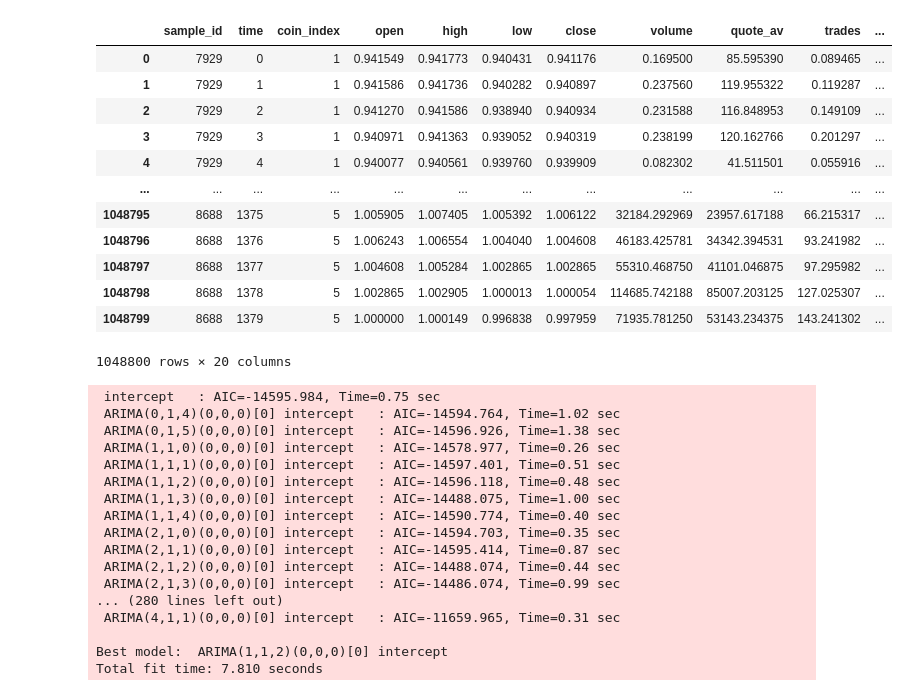
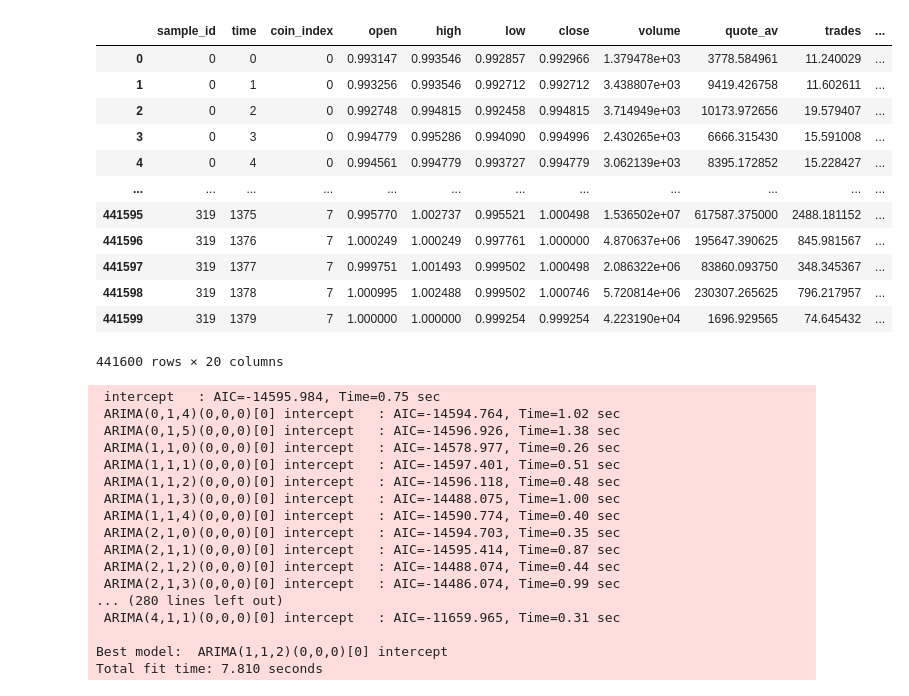
Before and after one commit to seoljaehong8/TIL, a Jupyter notebook: Machine Learning/Dacon/auto.ipynb, the cells around one changed output. Saved outputs shown, nothing was run; the diff lists cells and outputs as text; code cells hidden in the pictures.

```diff
--- a/Machine Learning/Dacon/auto.ipynb
+++ b/Machine Learning/Dacon/auto.ipynb
@@ -28,9 +28,9 @@ from pmdarima.arima import auto_arima
 # %%
 DATA_PATH = "./data"
 # %%
-# train_x = pd.read_csv(DATA_PATH  + "/train_x_df.csv")
-# train_y = pd.read_csv(DATA_PATH  + "/train_y_df.csv")
-test_x = pd.read_csv(DATA_PATH  + "/test_x_df.csv")
+train_x = pd.read_csv("train_x_df.csv")
+train_y = pd.read_csv("train_y_df.csv")
+# test_x = pd.read_csv("test_x_df.csv")
 # %%
 def make_mfi(my_df):
     period = 14
@@ -60,23 +60,24 @@ def make_mfi(my_df):
 
     return output
 # %%
-# train_x = make_mfi(train_x[train_x['sample_id'] < 50])
-test_x = make_mfi(test_x)
+train_x = make_mfi(train_x[train_x['sample_id'] < 320])
+train_y = make_mfi(train_y[train_y['sample_id'] < 320])
+# test_x = make_mfi(test_x)
-# %%
-# train_x
-test_x
-# %% [output]
-|  | sample_id | time | coin_index | open | high | low | close | volume | quote_av | trades | ... |
-| 0 | 7929 | 0 | 1 | 0.941549 | 0.941773 | 0.940431 | 0.941176 | 0.169500 | 85.595390 | 0.089465 | ... |
-| 1 | 7929 | 1 | 1 | 0.941586 | 0.941736 | 0.940282 | 0.940897 | 0.237560 | 119.955322 | 0.119287 | ... |
-| 2 | 7929 | 2 | 1 | 0.941270 | 0.941586 | 0.938940 | 0.940934 | 0.231588 | 116.848953 | 0.149109 | ... |
-| 3 | 7929 | 3 | 1 | 0.940971 | 0.941363 | 0.939052 | 0.940319 | 0.238199 | 120.162766 | 0.201297 | ... |
-| 4 | 7929 | 4 | 1 | 0.940077 | 0.940561 | 0.939760 | 0.939909 | 0.082302 | 41.511501 | 0.055916 | ... |
-| ... | ... | ... | ... | ... | ... | ... | ... | ... | ... | ... | ... |
-| 1048795 | 8688 | 1375 | 5 | 1.005905 | 1.007405 | 1.005392 | 1.006122 | 32184.292969 | 23957.617188 | 66.215317 | ... |
-| 1048796 | 8688 | 1376 | 5 | 1.006243 | 1.006554 | 1.004040 | 1.004608 | 46183.425781 | 34342.394531 | 93.241982 | ... |
-| 1048797 | 8688 | 1377 | 5 | 1.004608 | 1.005284 | 1.002865 | 1.002865 | 55310.468750 | 41101.046875 | 97.295982 | ... |
-| 1048798 | 8688 | 1378 | 5 | 1.002865 | 1.002905 | 1.000013 | 1.000054 | 114685.742188 | 85007.203125 | 127.025307 | ... |
-| 1048799 | 8688 | 1379 | 5 | 1.000000 | 1.000149 | 0.996838 | 0.997959 | 71935.781250 | 53143.234375 | 143.241302 | ... |
-1048800 rows × 20 columns
+# %%
+train_x
+# test_x
+# %% [output]
+|  | sample_id | time | coin_index | open | high | low | close | volume | quote_av | trades | ... |
+| 0 | 0 | 0 | 0 | 0.993147 | 0.993546 | 0.992857 | 0.992966 | 1.379478e+03 | 3778.584961 | 11.240029 | ... |
+| 1 | 0 | 1 | 0 | 0.993256 | 0.993546 | 0.992712 | 0.992712 | 3.438807e+03 | 9419.426758 | 11.602611 | ... |
+| 2 | 0 | 2 | 0 | 0.992748 | 0.994815 | 0.992458 | 0.994815 | 3.714949e+03 | 10173.972656 | 19.579407 | ... |
+| 3 | 0 | 3 | 0 | 0.994779 | 0.995286 | 0.994090 | 0.994996 | 2.430265e+03 | 6666.315430 | 15.591008 | ... |
+| 4 | 0 | 4 | 0 | 0.994561 | 0.994779 | 0.993727 | 0.994779 | 3.062139e+03 | 8395.172852 | 15.228427 | ... |
+| ... | ... | ... | ... | ... | ... | ... | ... | ... | ... | ... | ... |
+| 441595 | 319 | 1375 | 7 | 0.995770 | 1.002737 | 0.995521 | 1.000498 | 1.536502e+07 | 617587.375000 | 2488.181152 | ... |
+| 441596 | 319 | 1376 | 7 | 1.000249 | 1.000249 | 0.997761 | 1.000000 | 4.870637e+06 | 195647.390625 | 845.981567 | ... |
+| 441597 | 319 | 1377 | 7 | 0.999751 | 1.001493 | 0.999502 | 1.000498 | 2.086322e+06 | 83860.093750 | 348.345367 | ... |
+| 441598 | 319 | 1378 | 7 | 1.000995 | 1.002488 | 0.999502 | 1.000746 | 5.720814e+06 | 230307.265625 | 796.217957 | ... |
+| 441599 | 319 | 1379 | 7 | 1.000000 | 1.000000 | 0.999254 | 0.999254 | 4.223190e+04 | 1696.929565 | 74.645432 | ... |
+441600 rows × 20 columns
 # %%
```
Also changed, not shown: parts of 7 cells of this notebook, 3 other files.
